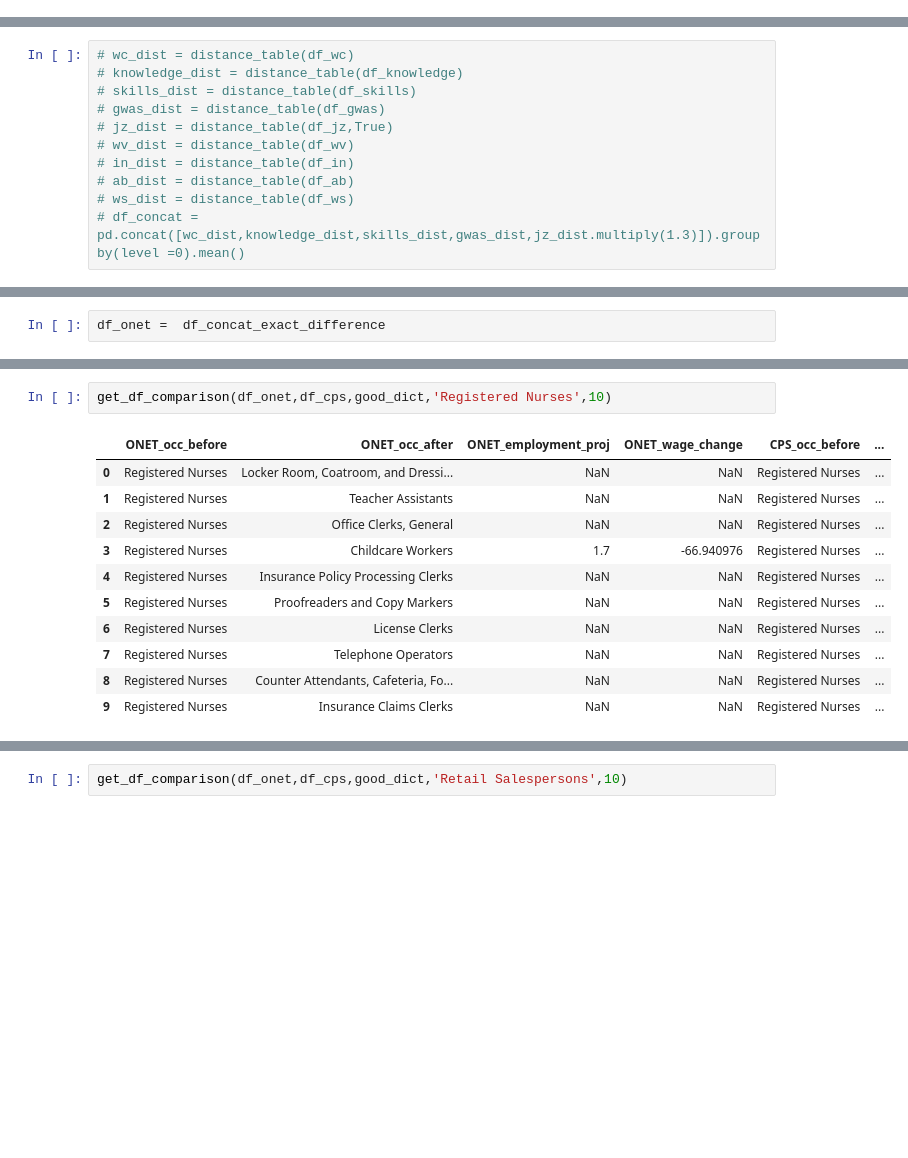
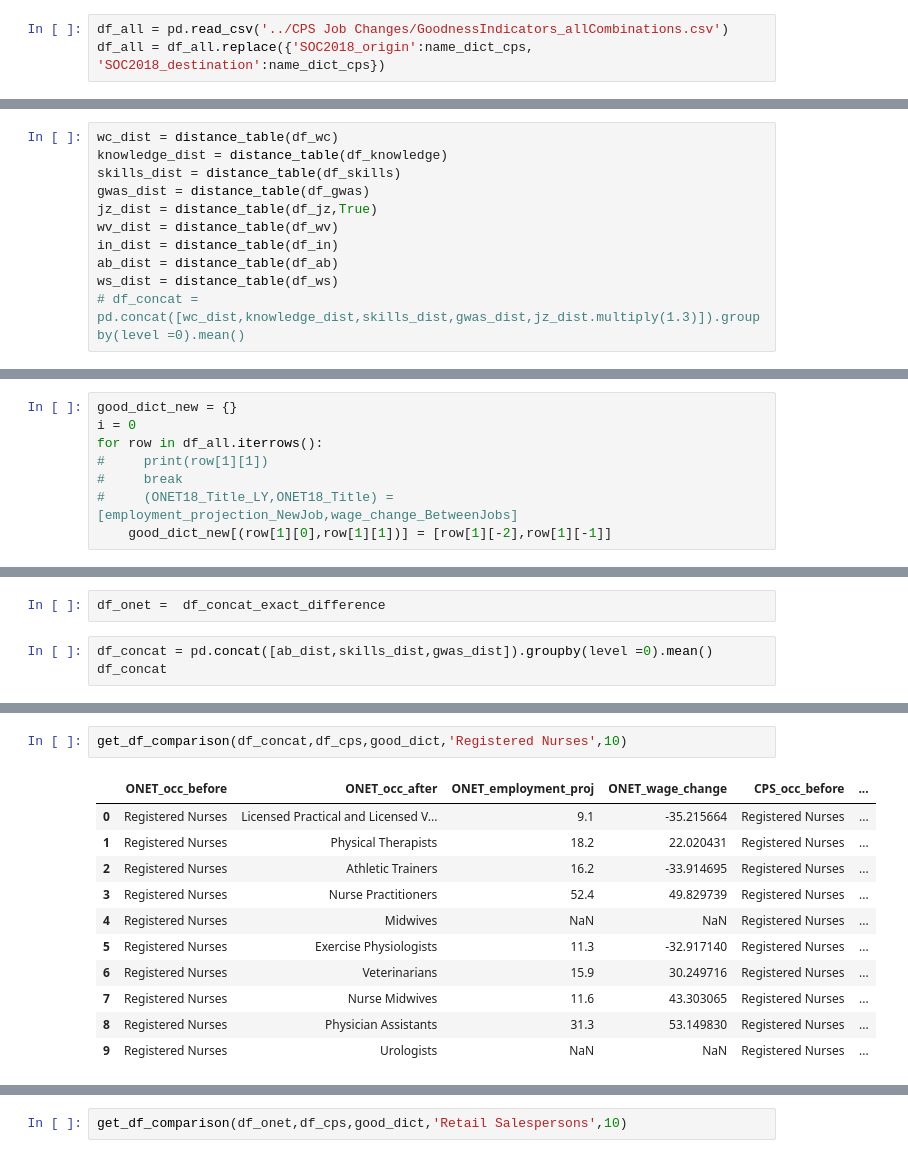
Before and after one commit to thanh17/employment, a Jupyter notebook: python_notebooks/onet_cps_ground_truth_comparison.ipynb, the cells around one changed output, grey strips where cells are left out. Drawn from its saved outputs; the diff is of its cells as text; blank space fills up the shorter version.

```diff
--- a/python_notebooks/onet_cps_ground_truth_comparison.ipynb
+++ b/python_notebooks/onet_cps_ground_truth_comparison.ipynb
@@ -146,3 +176,6 @@ def distance_table(df, jz=False):
         df_dist[col] = (df_dist[col] - mean)/std
 #     return df_dist
     return df_dist.rename(columns = name_dict, index = name_dict)
+# %%
+df_all = pd.read_csv('../CPS Job Changes/GoodnessIndicators_allCombinations.csv')
+df_all = df_all.replace({'SOC2018_origin':name_dict_cps, 'SOC2018_destination':name_dict_cps})
@@ -178,15 +227,15 @@ df_jz = get_data(connection,'job_zones')
 df_jz = df_jz[df_jz['title'] != 'Legislators']
 df_skills = get_data(connection,'skills')
 # %%
-# wc_dist = distance_table(df_wc)
-# knowledge_dist = distance_table(df_knowledge)
-# skills_dist = distance_table(df_skills)
-# gwas_dist = distance_table(df_gwas)
-# jz_dist = distance_table(df_jz,True)
-# wv_dist = distance_table(df_wv)
-# in_dist = distance_table(df_in)
-# ab_dist = distance_table(df_ab)
-# ws_dist = distance_table(df_ws)
+wc_dist = distance_table(df_wc)
+knowledge_dist = distance_table(df_knowledge)
+skills_dist = distance_table(df_skills)
+gwas_dist = distance_table(df_gwas)
+jz_dist = distance_table(df_jz,True)
+wv_dist = distance_table(df_wv)
+in_dist = distance_table(df_in)
+ab_dist = distance_table(df_ab)
+ws_dist = distance_table(df_ws)
 # df_concat = pd.concat([wc_dist,knowledge_dist,skills_dist,gwas_dist,jz_dist.multiply(1.3)]).groupby(level =0).mean()
 # %%
 distance_table(df_skills)
@@ -371,0 +441,8 @@ for row in df_cps.iterrows():
+# %%
+good_dict_new = {}
+i = 0
+for row in df_all.iterrows():
+#     print(row[1][1])
+#     break
+#     (ONET18_Title_LY,ONET18_Title) = [employment_projection_NewJob,wage_change_BetweenJobs]
+    good_dict_new[(row[1][0],row[1][1])] = [row[1][-2],row[1][-1]]
@@ -422,3 +519,6 @@ def get_df_comparison(df_onet,df_cps,good_dict,occ,top):
     return pd.DataFrame(comparison)
 # %%
 df_onet =  df_concat_exact_difference
+# %%
+df_concat = pd.concat([ab_dist,skills_dist,gwas_dist]).groupby(level =0).mean()
+df_concat
@@ -425,14 +539,14 @@ df_onet =  df_concat_exact_difference
 # %%
-get_df_comparison(df_onet,df_cps,good_dict,'Registered Nurses',10)
+get_df_comparison(df_concat,df_cps,good_dict,'Registered Nurses',10)
 # %% [output]
 |  | ONET_occ_before | ONET_occ_after | ONET_employment_proj | ONET_wage_change | CPS_occ_before | ... |
-| 0 | Registered Nurses | Locker Room, Coatroom, and Dressi... | NaN | NaN | Registered Nurses | ... |
-| 1 | Registered Nurses | Teacher Assistants | NaN | NaN | Registered Nurses | ... |
-| 2 | Registered Nurses | Office Clerks, General | NaN | NaN | Registered Nurses | ... |
-| 3 | Registered Nurses | Childcare Workers | 1.7 | -66.940976 | Registered Nurses | ... |
-| 4 | Registered Nurses | Insurance Policy Processing Clerks | NaN | NaN | Registered Nurses | ... |
-| 5 | Registered Nurses | Proofreaders and Copy Markers | NaN | NaN | Registered Nurses | ... |
-| 6 | Registered Nurses | License Clerks | NaN | NaN | Registered Nurses | ... |
-| 7 | Registered Nurses | Telephone Operators | NaN | NaN | Registered Nurses | ... |
-| 8 | Registered Nurses | Counter Attendants, Cafeteria, Fo... | NaN | NaN | Registered Nurses | ... |
-| 9 | Registered Nurses | Insurance Claims Clerks | NaN | NaN | Registered Nurses | ... |
+| 0 | Registered Nurses | Licensed Practical and Licensed V... | 9.1 | -35.215664 | Registered Nurses | ... |
+| 1 | Registered Nurses | Physical Therapists | 18.2 | 22.020431 | Registered Nurses | ... |
+| 2 | Registered Nurses | Athletic Trainers | 16.2 | -33.914695 | Registered Nurses | ... |
+| 3 | Registered Nurses | Nurse Practitioners | 52.4 | 49.829739 | Registered Nurses | ... |
+| 4 | Registered Nurses | Midwives | NaN | NaN | Registered Nurses | ... |
+| 5 | Registered Nurses | Exercise Physiologists | 11.3 | -32.917140 | Registered Nurses | ... |
+| 6 | Registered Nurses | Veterinarians | 15.9 | 30.249716 | Registered Nurses | ... |
+| 7 | Registered Nurses | Nurse Midwives | 11.6 | 43.303065 | Registered Nurses | ... |
+| 8 | Registered Nurses | Physician Assistants | 31.3 | 53.149830 | Registered Nurses | ... |
+| 9 | Registered Nurses | Urologists | NaN | NaN | Registered Nurses | ... |
```
Also changed, not shown: parts of 10 cells of this notebook, 1 other file.
